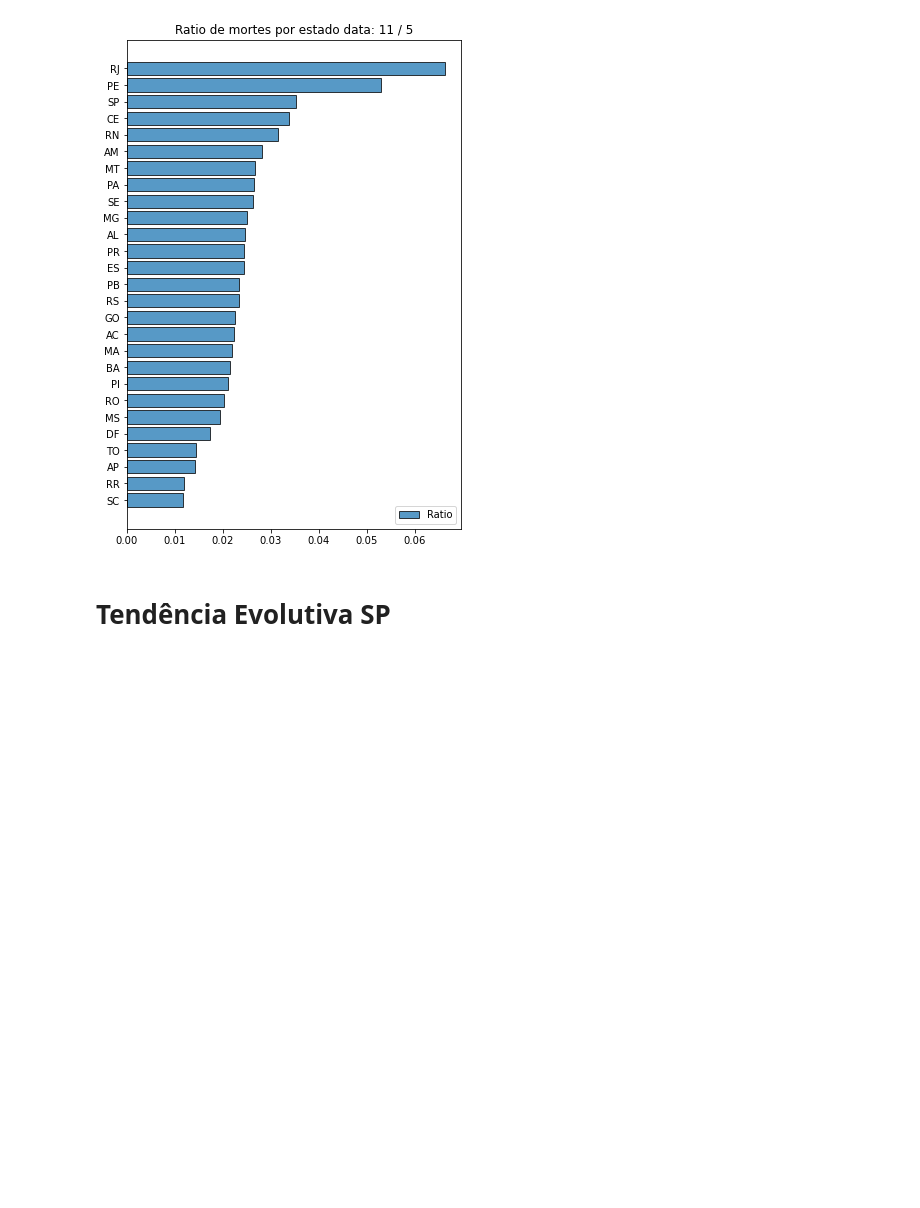
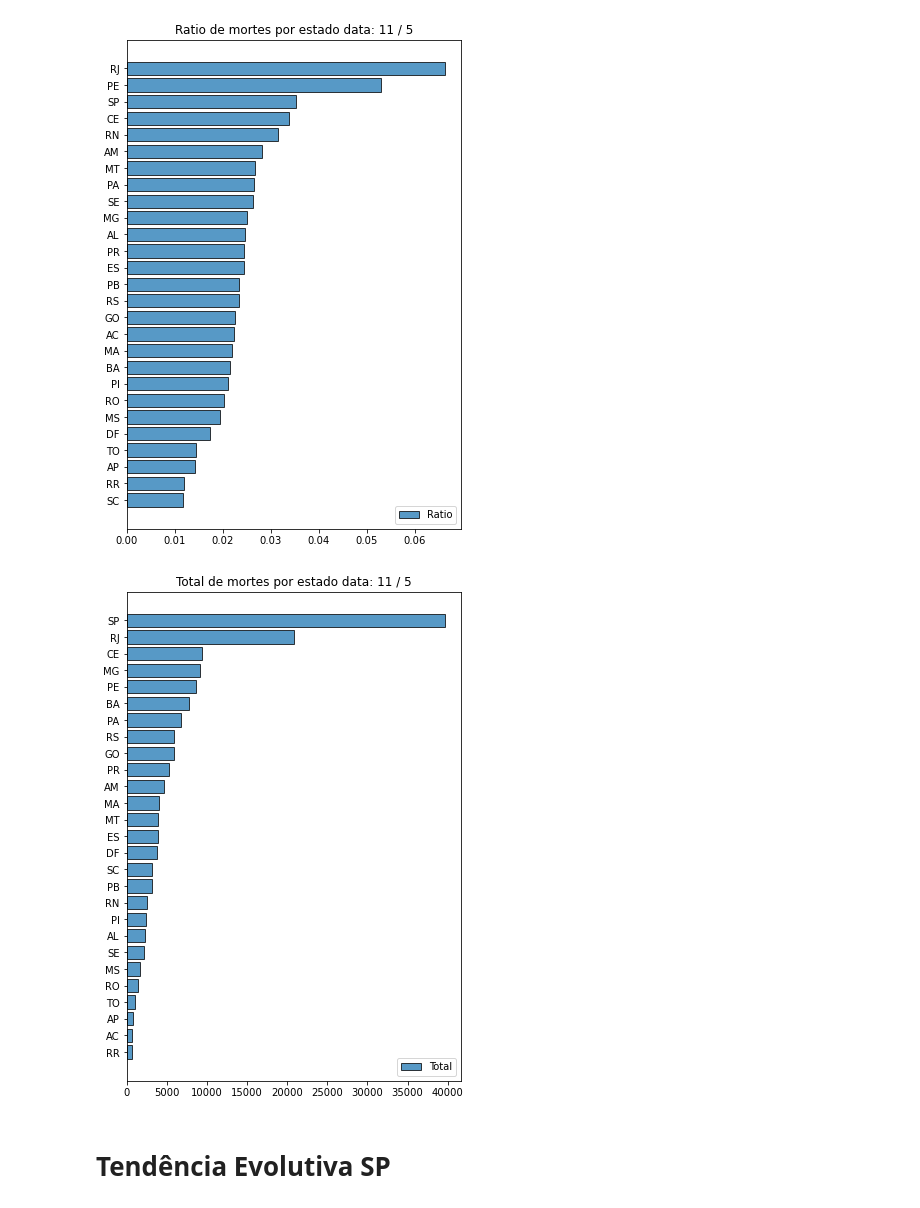
Before and after one commit to Juliansan/AluraDS, a Jupyter notebook: Modulo 1/Projeto Final/JulianMarcondesSanjuanProjeto1.ipynb, the cells around one changed output. Saved outputs shown, nothing was run; the diff lists cells and outputs as text; code cells hidden in the pictures; blank space fills up the shorter version.

```diff
--- a/Modulo 1/Projeto Final/JulianMarcondesSanjuanProjeto1.ipynb
+++ b/Modulo 1/Projeto Final/JulianMarcondesSanjuanProjeto1.ipynb
@@ -114,6 +143,16 @@ plt.title(f'Ratio de mortes por estado data: {new_df.date.dt.month.max()} / {new
 plt.show()
 # %% [output]
 [figure]
+# %%
+new_df = new_df[new_df['is_last'] == True].sort_values(by='deaths')
+plt.figure(figsize=(6,9))
+plt.barh(new_df['state'],new_df['deaths'],label='Total'
+         ,edgecolor='black',linewidth=1,alpha=0.75)
+plt.legend()
+plt.title(f'Total de mortes por estado data: {new_df.date.dt.month.max()} / {new_df.date.dt.day.max()}')
+plt.show()
+# %% [output]
+[figure, added]
 # %% [markdown]
 # Tendência Evolutiva SP
 # %%
```
Also changed, not shown: parts of 13 cells of this notebook, 2 other files.
